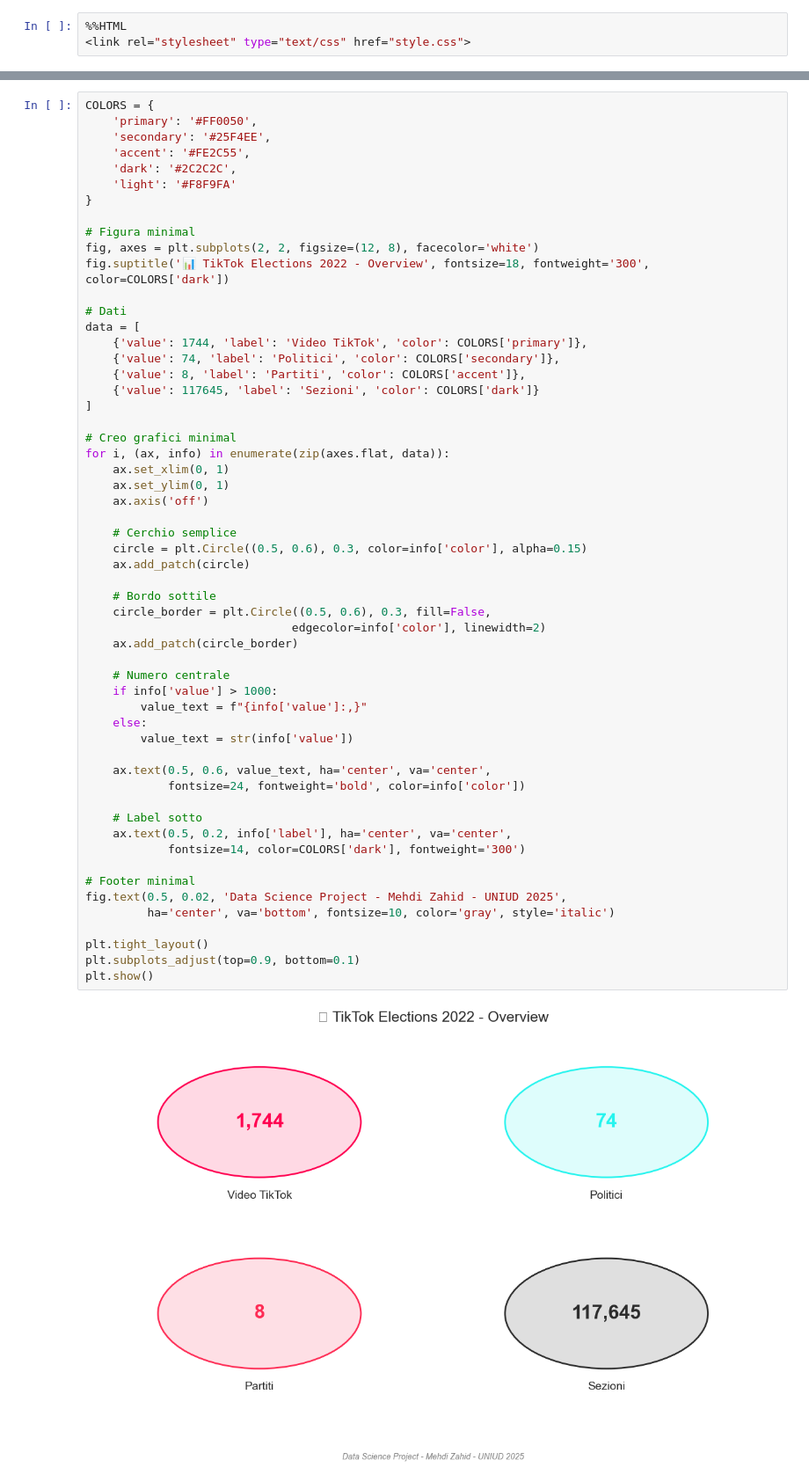
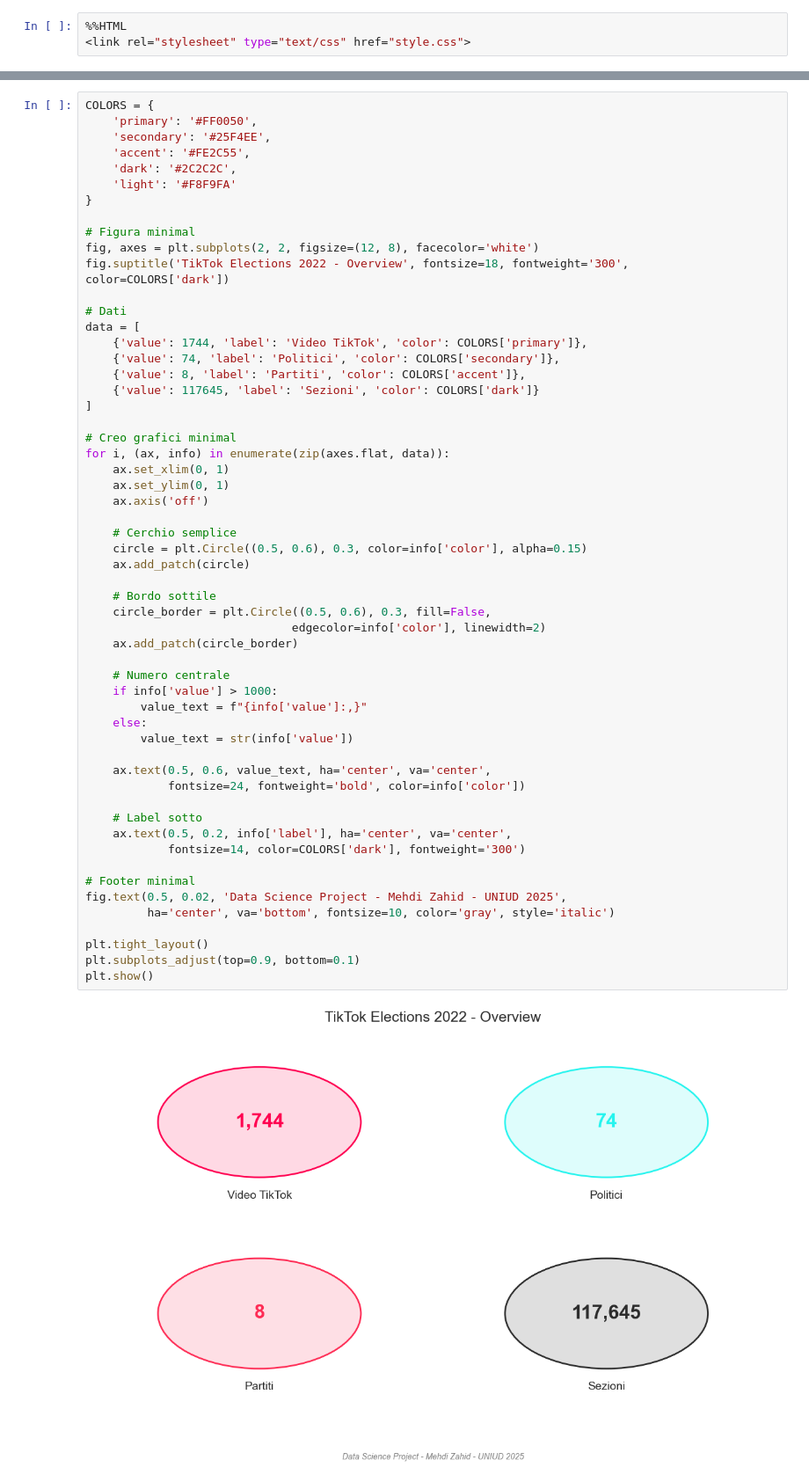
Before and after one commit to lilSultano/analisi-engagement-tiktok-elezioni-2022, a Jupyter notebook: finale.ipynb, the cells around one changed output, grey strips where cells are left out. Shown at 88% size. Cells and saved outputs as stored; diff of their text form.

```diff
--- a/finale.ipynb
+++ b/finale.ipynb
@@ -160,7 +160,7 @@ COLORS = {
 
 # Figura minimal
 fig, axes = plt.subplots(2, 2, figsize=(12, 8), facecolor='white')
-fig.suptitle('📊 TikTok Elections 2022 - Overview', fontsize=18, fontweight='300', color=COLORS['dark'])
+fig.suptitle('TikTok Elections 2022 - Overview', fontsize=18, fontweight='300', color=COLORS['dark'])
 
 # Dati
 data = [
@@ -179,31 +179,31 @@ for i, (ax, info) in enumerate(zip(axes.flat, data)):
     # Cerchio semplice
     circle = plt.Circle((0.5, 0.6), 0.3, color=info['color'], alpha=0.15)
     ax.add_patch(circle)
 
     # Bordo sottile
     circle_border = plt.Circle((0.5, 0.6), 0.3, fill=False,
                               edgecolor=info['color'], linewidth=2)
     ax.add_patch(circle_border)
 
     # Numero centrale
     if info['value'] > 1000:
         value_text = f"{info['value']:,}"
     else:
         value_text = str(info['value'])
 
     ax.text(0.5, 0.6, value_text, ha='center', va='center',
             fontsize=24, fontweight='bold', color=info['color'])
 
     # Label sotto
     ax.text(0.5, 0.2, info['label'], ha='center', va='center',
             fontsize=14, color=COLORS['dark'], fontweight='300')
 
 # Footer minimal
 fig.text(0.5, 0.02, 'Data Science Project - Mehdi Zahid - UNIUD 2025',
          ha='center', va='bottom', fontsize=10, color='gray', style='italic')
 
 plt.tight_layout()
 plt.subplots_adjust(top=0.9, bottom=0.1)
 plt.show()
 # %% [output]
-[figure, old version]
+[figure, new version]
```
Also changed, not shown: parts of 1 cell of this notebook.
